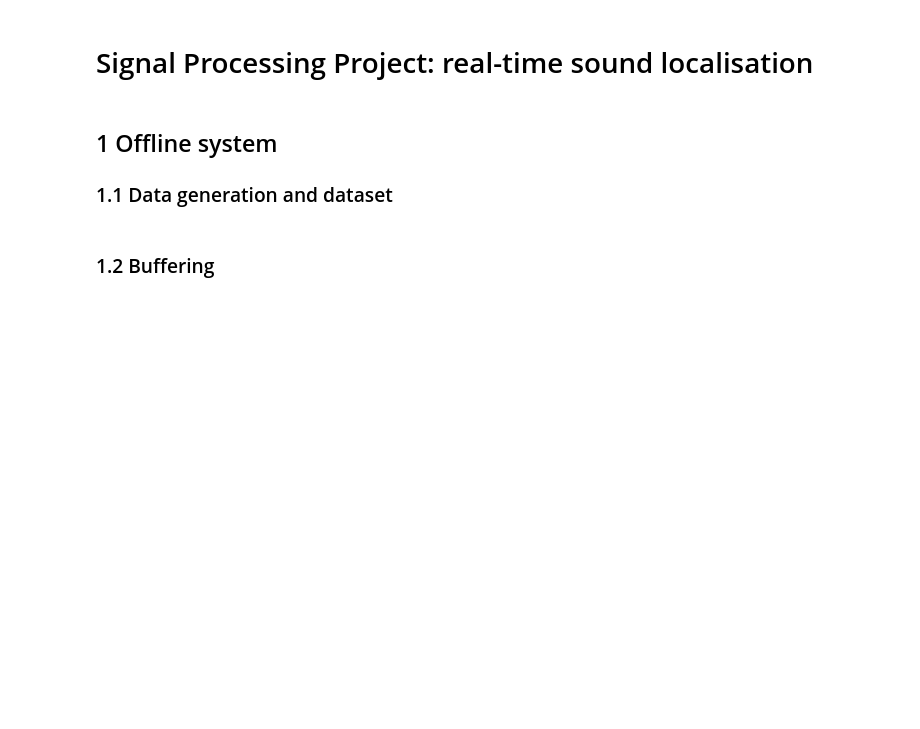
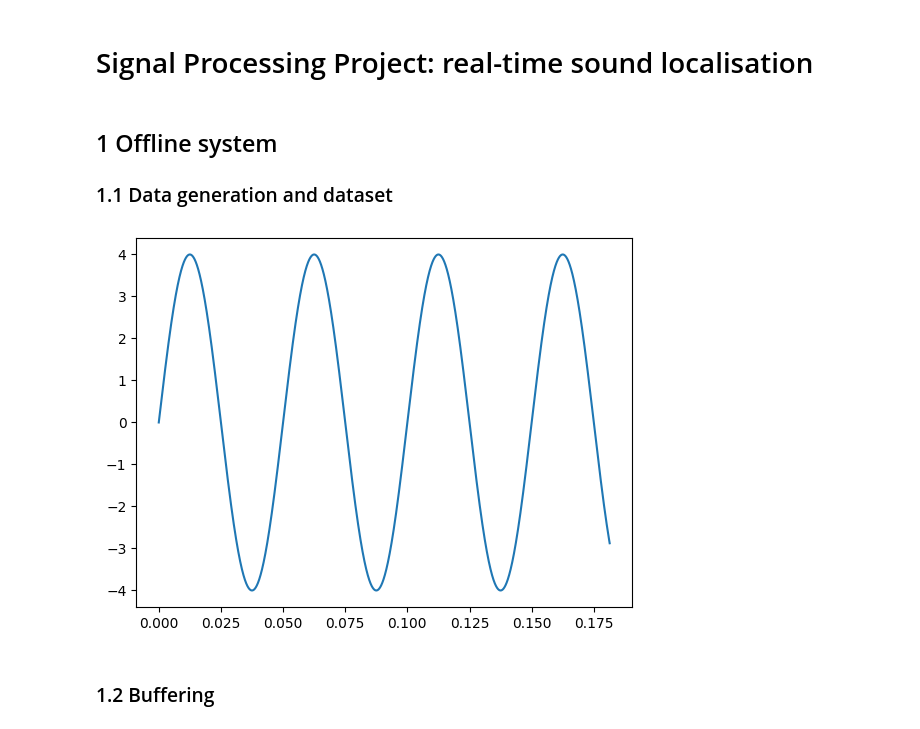
Before and after one commit to ThomasBernard28/spProject, a Jupyter notebook: SP - Project2022.ipynb, the cells around one changed output. Drawn from its saved outputs; the diff is of its cells as text; code cells hidden in the pictures; blank space fills up the shorter version.

Commit message:
1.1 Generate sine wave

```diff
--- a/SP - Project2022.ipynb
+++ b/SP - Project2022.ipynb
@@ -6,18 +6,23 @@
 # %%
 import numpy as np
 import matplotlib.pyplot as plt
 
 def create_sine_wave(f, A, fs, N):
-
-    # your code here #
+    sample = np.arange(N)
+    t = sample / fs
+    out = A * np.sin(2 * np.pi * f * t)
 
     return out
 
 # call and test your function here #
-fs =
-N =
-freq =
-amplitude =
+fs = 44100
+N = 8000
+freq = 20
+amplitude = 8/2
+plt.plot(np.arange(N)/fs, create_sine_wave(freq, amplitude, fs, N))
+plt.show()
+# %% [output]
+[figure, added]
 # %%
 from glob import glob
 import scipy.io.wavfile as wf
```
